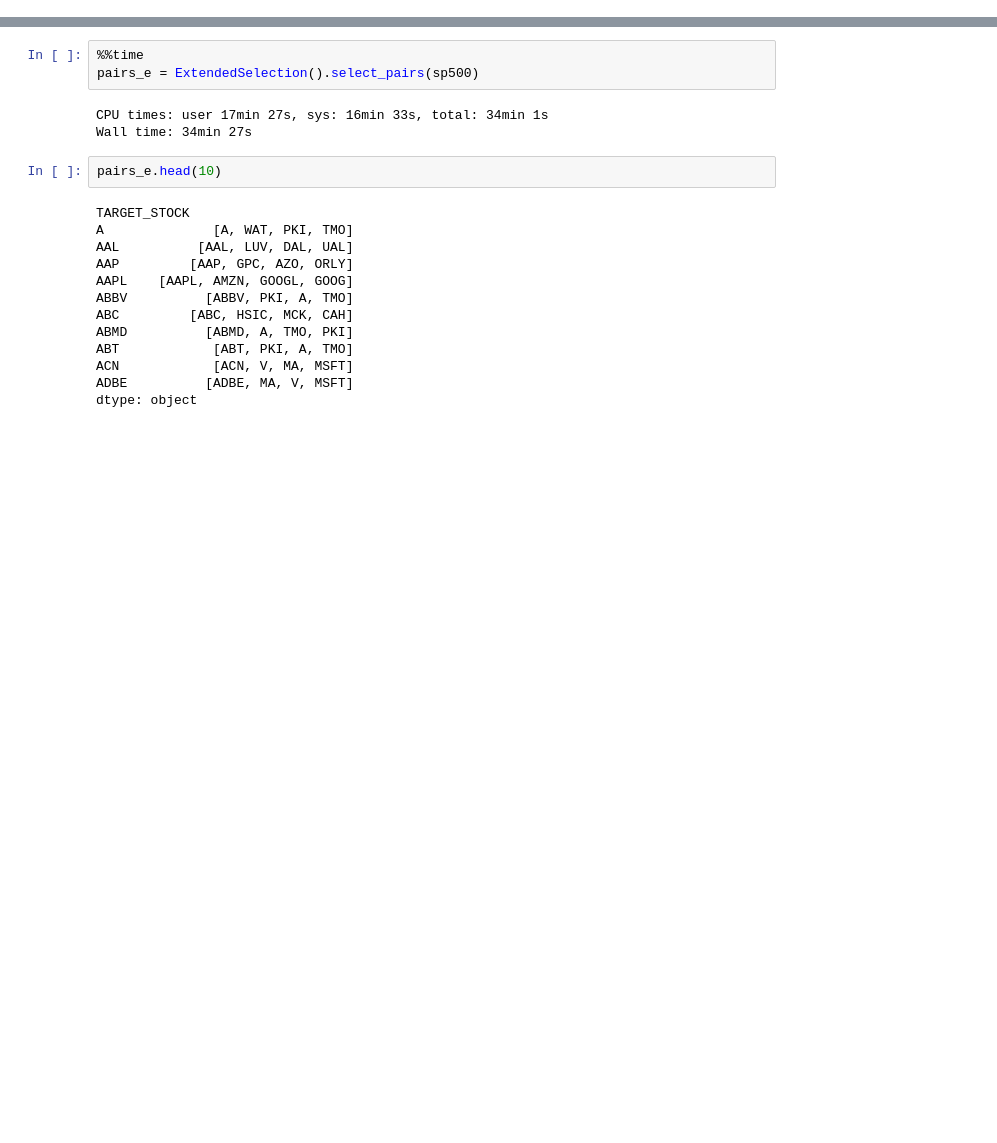
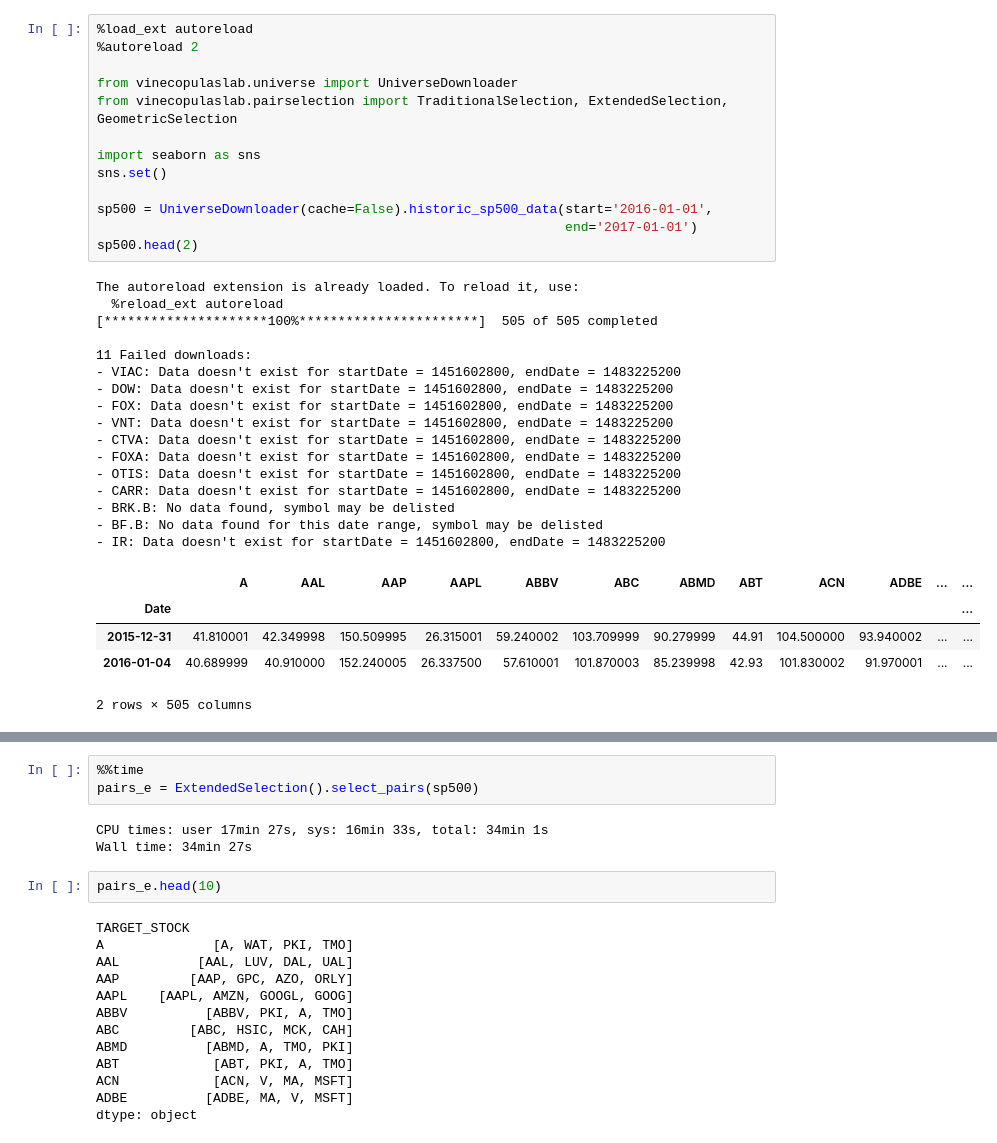
Before and after one commit to hudson-and-thames/march_applications_21, a Jupyter notebook: FranzKrekeler/tutorial.ipynb, the cells around one changed output, grey strips where cells are left out. Drawn from its saved outputs; the diff is of its cells as text; blank space fills up the shorter version.

```diff
--- a/FranzKrekeler/tutorial.ipynb
+++ b/FranzKrekeler/tutorial.ipynb
@@ -12,0 +24,35 @@ sp500 = UniverseDownloader(cache=True).historic_sp500_data()
+# %%
+%load_ext autoreload
+%autoreload 2
+
+from vinecopulaslab.universe import UniverseDownloader
+from vinecopulaslab.pairselection import TraditionalSelection, ExtendedSelection, GeometricSelection
+
+import seaborn as sns
+sns.set()
+
+sp500 = UniverseDownloader(cache=False).historic_sp500_data(start='2016-01-01',
+                                                            end='2017-01-01')
+sp500.head(2)
+# %% [output]
+The autoreload extension is already loaded. To reload it, use:
+  %reload_ext autoreload
+[*********************100%***********************]  505 of 505 completed
+
+11 Failed downloads:
+- VIAC: Data doesn't exist for startDate = 1451602800, endDate = 1483225200
+- DOW: Data doesn't exist for startDate = 1451602800, endDate = 1483225200
+- FOX: Data doesn't exist for startDate = 1451602800, endDate = 1483225200
+- VNT: Data doesn't exist for startDate = 1451602800, endDate = 1483225200
+- CTVA: Data doesn't exist for startDate = 1451602800, endDate = 1483225200
+- FOXA: Data doesn't exist for startDate = 1451602800, endDate = 1483225200
+- OTIS: Data doesn't exist for startDate = 1451602800, endDate = 1483225200
+- CARR: Data doesn't exist for startDate = 1451602800, endDate = 1483225200
+- BRK.B: No data found, symbol may be delisted
+- BF.B: No data found for this date range, symbol may be delisted
+- IR: Data doesn't exist for startDate = 1451602800, endDate = 1483225200
+|  | A | AAL | AAP | AAPL | ABBV | ABC | ABMD | ABT | ACN | ADBE | ... | ... |
+| Date |  |  |  |  |  |  |  |  |  |  |  | ... |
+| 2015-12-31 | 41.810001 | 42.349998 | 150.509995 | 26.315001 | 59.240002 | 103.709999 | 90.279999 | 44.91 | 104.500000 | 93.940002 | ... | ... |
+| 2016-01-04 | 40.689999 | 40.910000 | 152.240005 | 26.337500 | 57.610001 | 101.870003 | 85.239998 | 42.93 | 101.830002 | 91.970001 | ... | ... |
+2 rows × 505 columns
```
Also changed, not shown: parts of 19 cells of this notebook, 6 other files.
